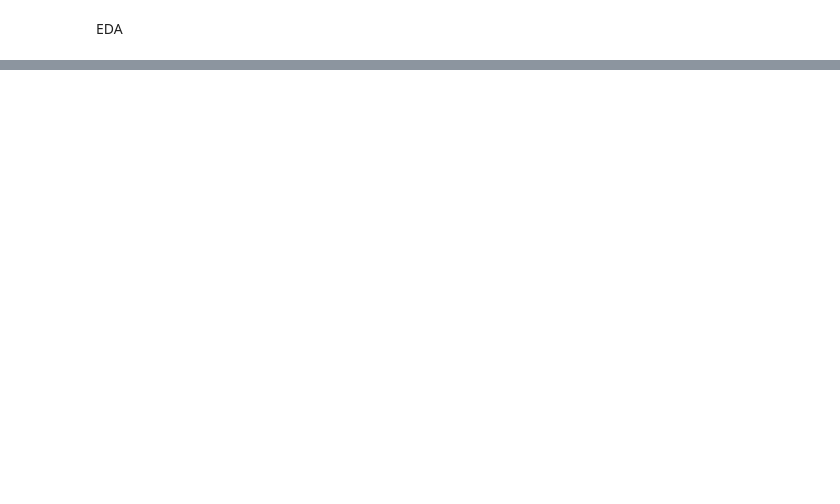
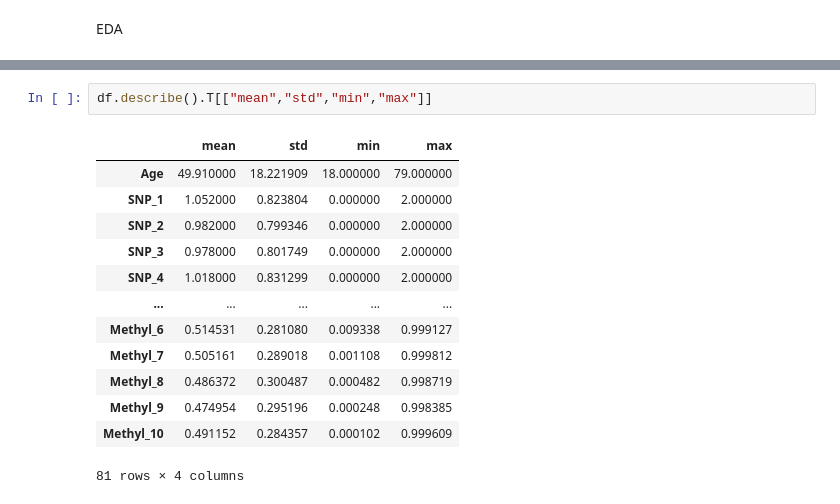
Before and after one commit to BethArnold204/Kaggle-notebooks, a Jupyter notebook: psygenome.ipynb, the cells around one changed output, grey strips where cells are left out. Drawn from its saved outputs; the diff is of its cells as text; blank space fills up the shorter version.

```diff
--- a/psygenome.ipynb
+++ b/psygenome.ipynb
@@ -67,0 +133,16 @@ plt.show()
+# %%
+df.describe().T[["mean","std","min","max"]]
+# %% [output]
+|  | mean | std | min | max |
+| Age | 49.910000 | 18.221909 | 18.000000 | 79.000000 |
+| SNP_1 | 1.052000 | 0.823804 | 0.000000 | 2.000000 |
+| SNP_2 | 0.982000 | 0.799346 | 0.000000 | 2.000000 |
+| SNP_3 | 0.978000 | 0.801749 | 0.000000 | 2.000000 |
+| SNP_4 | 1.018000 | 0.831299 | 0.000000 | 2.000000 |
+| ... | ... | ... | ... | ... |
+| Methyl_6 | 0.514531 | 0.281080 | 0.009338 | 0.999127 |
+| Methyl_7 | 0.505161 | 0.289018 | 0.001108 | 0.999812 |
+| Methyl_8 | 0.486372 | 0.300487 | 0.000482 | 0.998719 |
+| Methyl_9 | 0.474954 | 0.295196 | 0.000248 | 0.998385 |
+| Methyl_10 | 0.491152 | 0.284357 | 0.000102 | 0.999609 |
+81 rows × 4 columns
```
Also changed, not shown: parts of 17 cells of this notebook.
